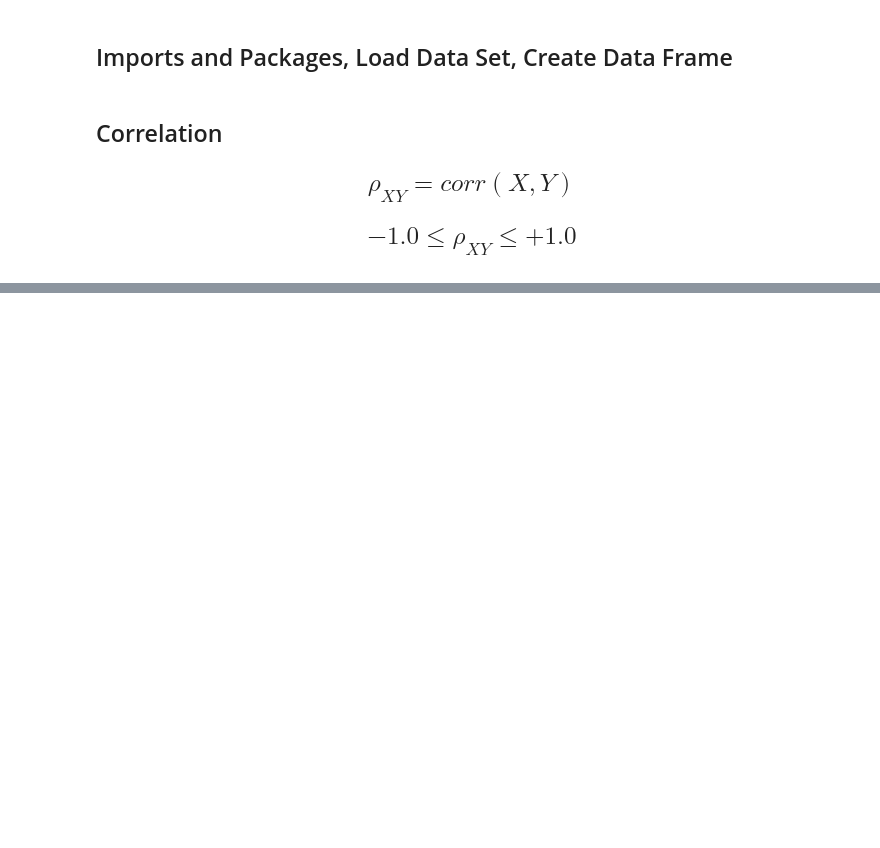
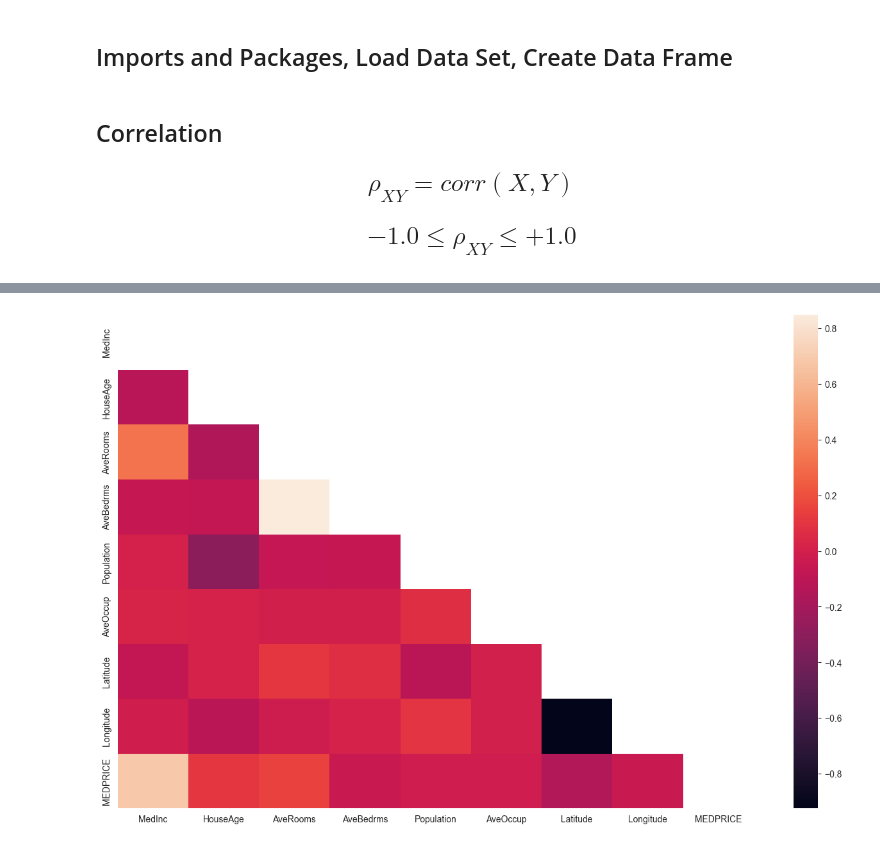
Before and after one commit to srofe/MLBootcamp, a Jupyter notebook: 04-MultivariateLinearRegression/MultivariateRegression-Correlation.ipynb, the cells around one changed output, grey strips where cells are left out. Saved outputs shown, nothing was run; the diff lists cells and outputs as text; code cells hidden in the pictures; blank space fills up the shorter version.

```diff
--- a/04-MultivariateLinearRegression/MultivariateRegression-Correlation.ipynb
+++ b/04-MultivariateLinearRegression/MultivariateRegression-Correlation.ipynb
@@ -29,0 +47,6 @@ data.MEDPRICE.corr(data.AveRooms)
+# %%
+# Create a mask to show only bottom-left of table
+mask = np.zeros_like(data.corr())
+triangle_indices = np.triu_indices_from(mask) # Get indices for th upper triangle (i.e., top right)
+mask[triangle_indices] = True
+mask
@@ -29,0 +63,8 @@ data.MEDPRICE.corr(data.AveRooms)
+# %%
+plt.figure(figsize=(16,10))
+sns.heatmap(data.corr(), mask=mask)
+plt.xticks(fontsize=10)
+plt.yticks(fontsize=10)
+plt.show()
+# %% [output]
+[figure, added]
```
Also changed, not shown: parts of 4 cells of this notebook.
